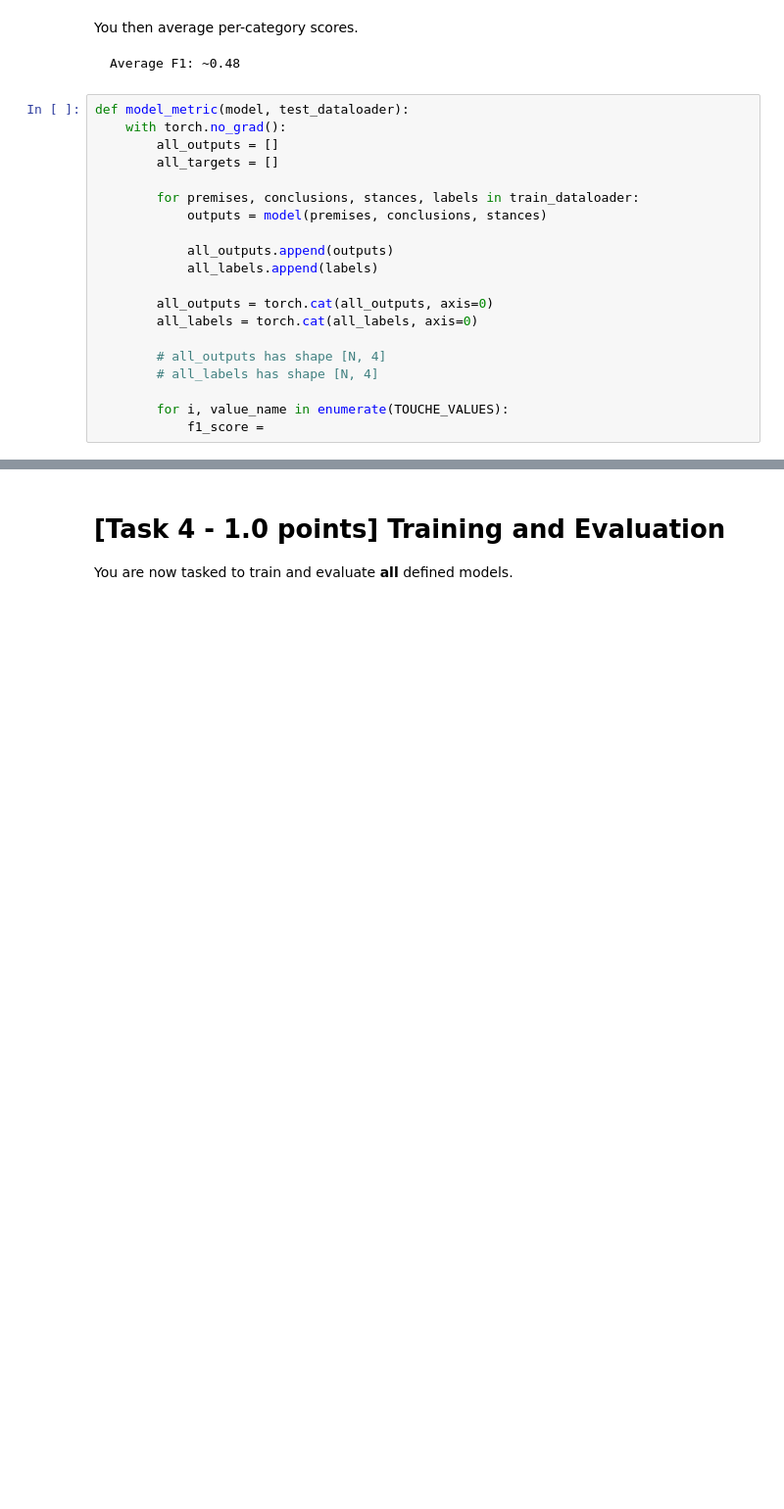
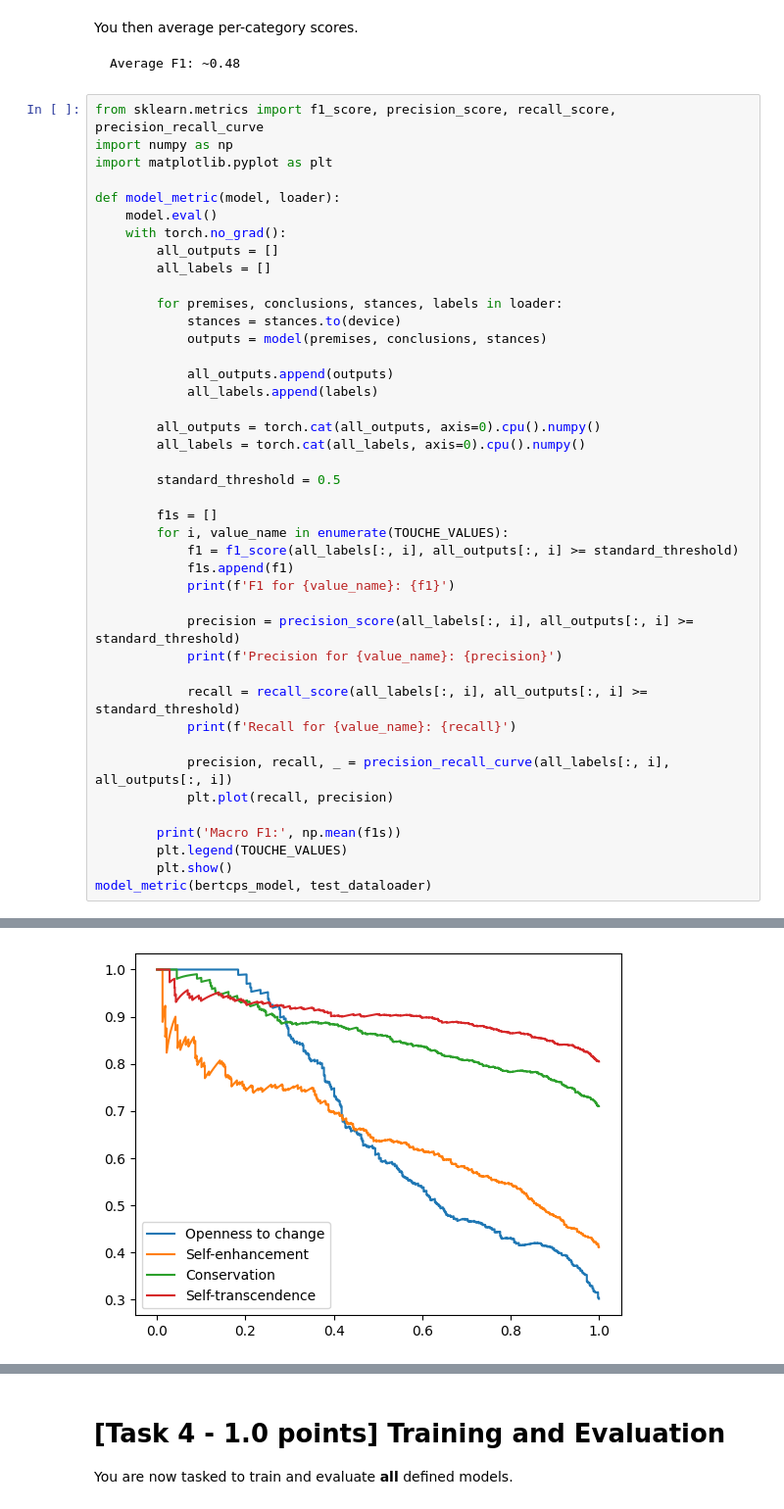
Before and after one commit to AndreaZecca/NLP-assignments, a Jupyter notebook: Assignment-2/Assignment2.ipynb, the cells around one changed output, grey strips where cells are left out. Shown at 98% size. Drawn from its saved outputs; the diff is of its cells as text; blank space fills up the shorter version.

````diff
--- a/Assignment-2/Assignment2.ipynb
+++ b/Assignment-2/Assignment2.ipynb
@@ -619,23 +626,46 @@ You then average per-category scores.
 ```
 Average F1: ~0.48
 ```
-# %%
-def model_metric(model, test_dataloader):
-    with torch.no_grad():
-        all_outputs = []
-        all_targets = []
-
-        for premises, conclusions, stances, labels in train_dataloader:
-            outputs = model(premises, conclusions, stances)
-
-            all_outputs.append(outputs)
-            all_labels.append(labels)
-
-        all_outputs = torch.cat(all_outputs, axis=0)
-        all_labels = torch.cat(all_labels, axis=0)
-
-        # all_outputs has shape [N, 4]
-        # all_labels has shape [N, 4]
-
-        for i, value_name in enumerate(TOUCHE_VALUES):
-            f1_score =
+# %%
+from sklearn.metrics import f1_score, precision_score, recall_score, precision_recall_curve
+import numpy as np
+import matplotlib.pyplot as plt
+
+def model_metric(model, loader):
+    model.eval()
+    with torch.no_grad():
+        all_outputs = []
+        all_labels = []
+
+        for premises, conclusions, stances, labels in loader:
+            stances = stances.to(device)
+            outputs = model(premises, conclusions, stances)
+
+            all_outputs.append(outputs)
+            all_labels.append(labels)
+
+        all_outputs = torch.cat(all_outputs, axis=0).cpu().numpy()
+        all_labels = torch.cat(all_labels, axis=0).cpu().numpy()
+
+        standard_threshold = 0.5
+
+        f1s = []
+        for i, value_name in enumerate(TOUCHE_VALUES):
+            f1 = f1_score(all_labels[:, i], all_outputs[:, i] >= standard_threshold)
+            f1s.append(f1)
+            print(f'F1 for {value_name}: {f1}')
+
+            precision = precision_score(all_labels[:, i], all_outputs[:, i] >= standard_threshold)
+            print(f'Precision for {value_name}: {precision}')
+
+            recall = recall_score(all_labels[:, i], all_outputs[:, i] >= standard_threshold)
+            print(f'Recall for {value_name}: {recall}')
+
+            precision, recall, _ = precision_recall_curve(all_labels[:, i], all_outputs[:, i])
+            plt.plot(recall, precision)
+
+        print('Macro F1:', np.mean(f1s))
+        plt.legend(TOUCHE_VALUES)
+        plt.show()
+model_metric(bertcps_model, test_dataloader)
+# %% [output]
@@ -641,0 +685 @@ def model_metric(model, test_dataloader):
+[figure, added]
````
Also changed, not shown: parts of 13 cells of this notebook, 1 other file.
